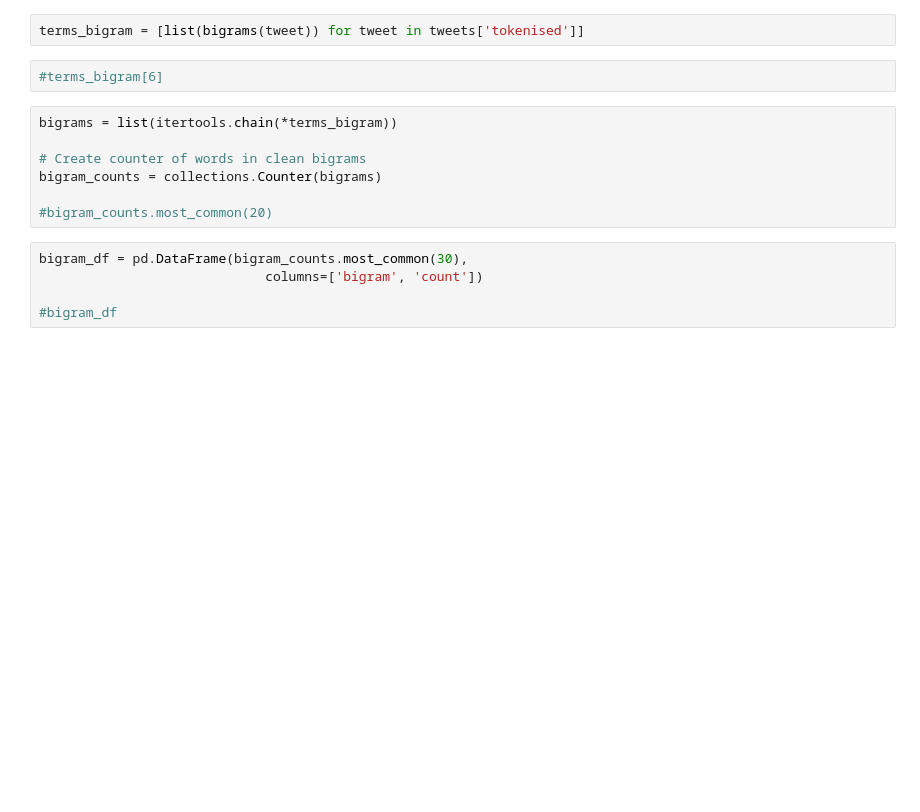
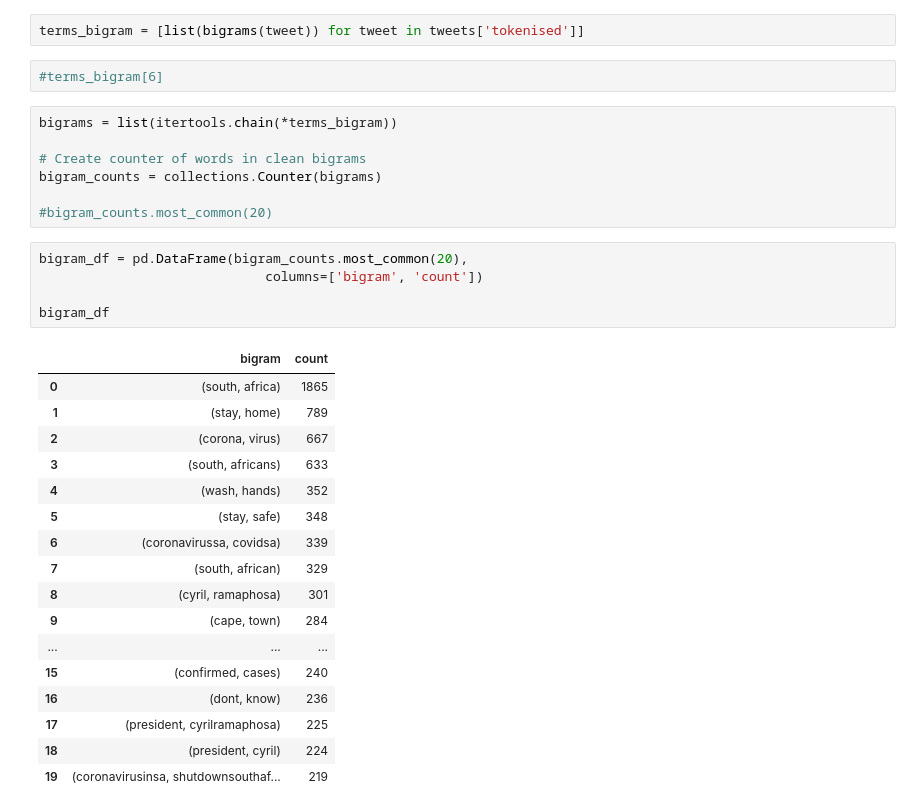
Before and after one commit to tomashege/research_project, a Jupyter notebook: Tomas/Analysis.ipynb, the cells around one changed output. Drawn from its saved outputs; the diff is of its cells as text; blank space fills up the shorter version.

```diff
--- a/Tomas/Analysis.ipynb
+++ b/Tomas/Analysis.ipynb
@@ -24,10 +24,28 @@ bigram_counts = collections.Counter(bigrams)
 
 #bigram_counts.most_common(20)
 # %%
-bigram_df = pd.DataFrame(bigram_counts.most_common(30),
+bigram_df = pd.DataFrame(bigram_counts.most_common(20),
                              columns=['bigram', 'count'])
 
-#bigram_df
+bigram_df
+# %% [output]
+|  | bigram | count |
+| 0 | (south, africa) | 1865 |
+| 1 | (stay, home) | 789 |
+| 2 | (corona, virus) | 667 |
+| 3 | (south, africans) | 633 |
+| 4 | (wash, hands) | 352 |
+| 5 | (stay, safe) | 348 |
+| 6 | (coronavirussa, covidsa) | 339 |
+| 7 | (south, african) | 329 |
+| 8 | (cyril, ramaphosa) | 301 |
+| 9 | (cape, town) | 284 |
+| ... | ... | ... |
+| 15 | (confirmed, cases) | 240 |
+| 16 | (dont, know) | 236 |
+| 17 | (president, cyrilramaphosa) | 225 |
+| 18 | (president, cyril) | 224 |
+| 19 | (coronavirusinsa, shutdownsouthaf... | 219 |
 # %%
 # Create dictionary of bigrams and their counts
 d = bigram_df.set_index('bigram').T.to_dict('records')
```
Also changed, not shown: parts of 2 cells of this notebook, 1 other file.
